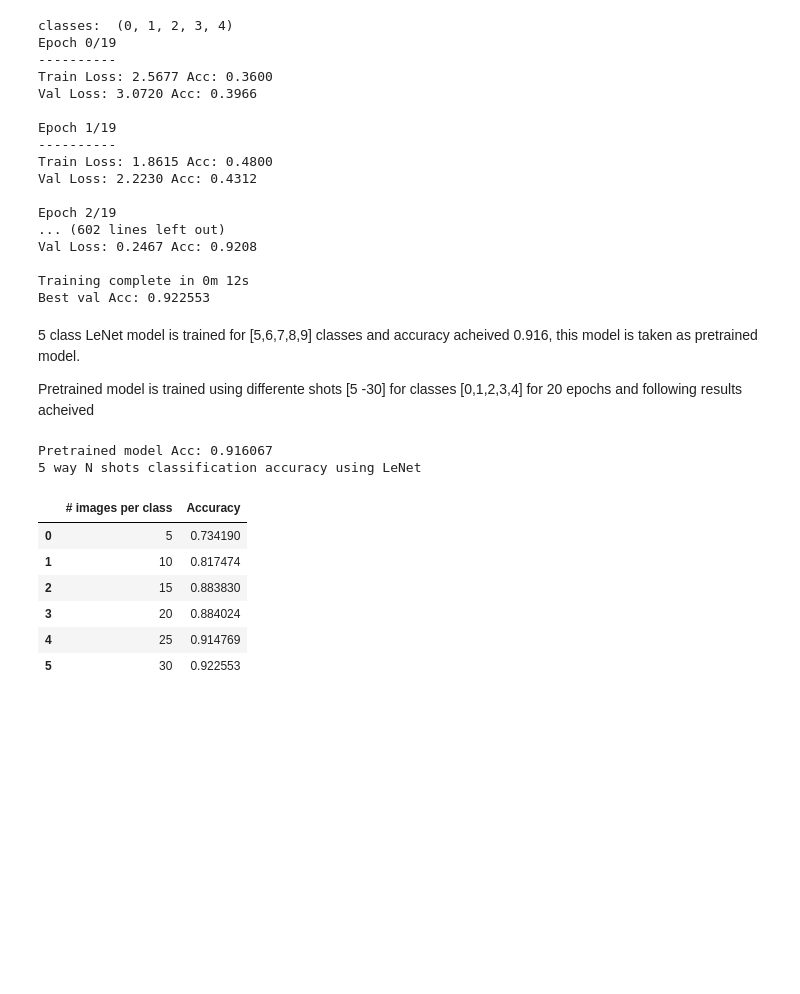
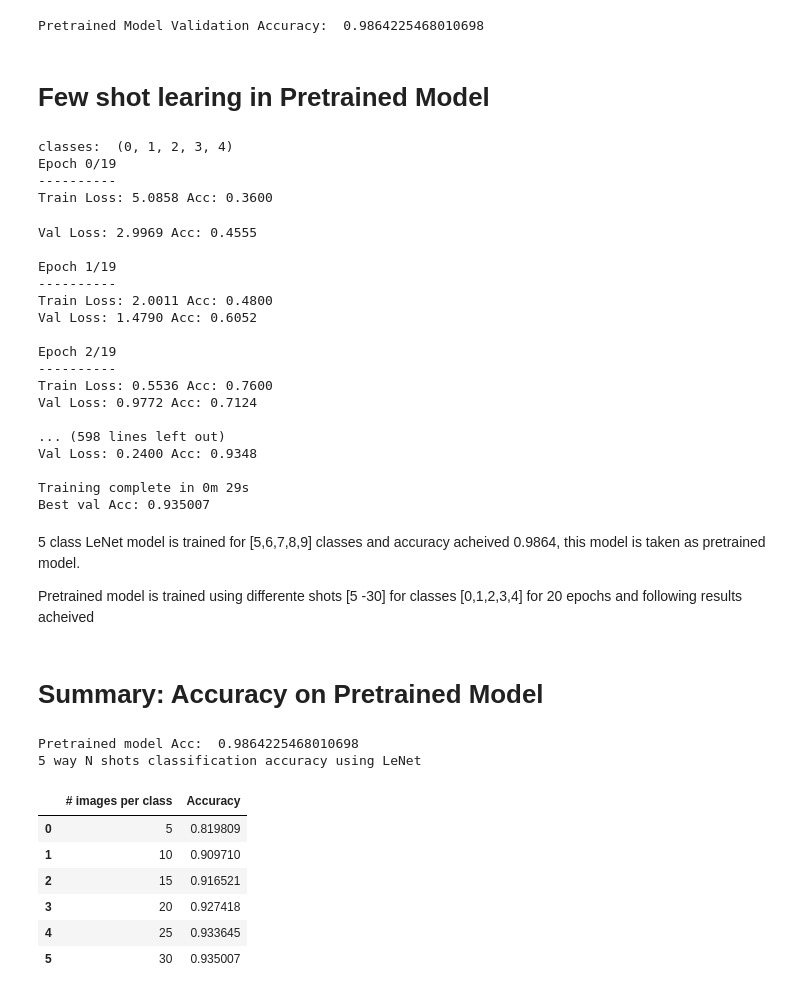
Before and after one commit to tifat58/cross-domain-free-shot-learning, a Jupyter notebook: few_shot_learing.ipynb, the cells around one changed output. Drawn from its saved outputs; the diff is of its cells as text; code cells hidden in the pictures; blank space fills up the shorter version.

```diff
--- a/few_shot_learing.ipynb
+++ b/few_shot_learing.ipynb
@@ -264,12 +341,12 @@ net = LeNet().to(device)
 criterion = nn.CrossEntropyLoss()
 
 # Observe that all parameters are being optimized
-optimizer_ft = optim.SGD(net.parameters(), lr=0.001, momentum=0.9)
+optimizer_ft = optim.Adam(net.parameters(), lr=0.001)
 
 # Decay LR by a factor of 0.1 every 15 epochs
 exp_lr_scheduler = lr_scheduler.StepLR(optimizer_ft, step_size=15, gamma=0.1)
 
 best_net, best_acc = train_model(net, criterion, optimizer_ft, exp_lr_scheduler,
-                       num_epochs=200)
+                       num_epochs=100)
 # %% [output]
 classes:  (5, 6, 7, 8, 9)
@@ -292,11 +373,17 @@ Best val Acc: 0.916067
 # %%
 # Saving the pretrained model
+pretrained_model_acc = best_acc.item()
 torch.save(best_net, 'LeNet_5_class_pretrained_model.tar')
+print("Pretrained Model Validation Accuracy: ", pretrained_model_acc)
+# %% [output]
+Pretrained Model Validation Accuracy:  0.9864225468010698
+# %% [markdown]
+# Few shot learing in Pretrained Model
 # %%
 shot_list = [5, 10, 15, 20, 25, 30] # no of images per class
 n_epochs = 20
-best_net_dict = {}
-best_acc_list = []
+pretrained_best_net_dict = {}
+pretrained_best_acc_list = []
 for shot in shot_list:
 
     mninst_dataset = MNIST_Dataset(root='data/', normal_class=[0,1,2,3,4], shots=shot)
@@ -305,13 +392,13 @@ for shot in shot_list:
     train_size =  len(mninst_dataset.train_set)
     test_size = len(mninst_dataset.test_set)
 
-#     net = LeNet().to(device)
+
 # loading pretrained model
     net = torch.load('LeNet_5_class_pretrained_model.tar')
     criterion = nn.CrossEntropyLoss()
 
     # Observe that all parameters are being optimized
-    optimizer_ft = optim.SGD(net.parameters(), lr=0.001, momentum=0.9)
+    optimizer_ft = optim.Adam(net.parameters(), lr=0.001)
 
     # Decay LR by a factor of 0.1 every 7 epochs
     exp_lr_scheduler = lr_scheduler.StepLR(optimizer_ft, step_size=7, gamma=0.1)
@@ -319,43 +406,49 @@ for shot in shot_list:
     best_net, best_acc = train_model(net, criterion, optimizer_ft, exp_lr_scheduler,
                            num_epochs=n_epochs)
 
-    best_acc_list.append(best_acc.item())
-    best_net_dict.update({shot : best_net})
+    pretrained_best_acc_list.append(best_acc.item())
+    pretrained_best_net_dict.update({shot : best_net})
 # %% [output]
 classes:  (0, 1, 2, 3, 4)
 Epoch 0/19
 ----------
-Train Loss: 2.5677 Acc: 0.3600
-Val Loss: 3.0720 Acc: 0.3966
-
-Epoch 1/19
-----------
-Train Loss: 1.8615 Acc: 0.4800
-Val Loss: 2.2230 Acc: 0.4312
-
-Epoch 2/19
-... (602 lines left out)
-Val Loss: 0.2467 Acc: 0.9208
-
-Training complete in 0m 12s
-Best val Acc: 0.922553
+Train Loss: 5.0858 Acc: 0.3600
+Val Loss: 2.9969 Acc: 0.4555
+
+Epoch 1/19
+----------
+Train Loss: 2.0011 Acc: 0.4800
+Val Loss: 1.4790 Acc: 0.6052
+
+Epoch 2/19
+----------
+Train Loss: 0.5536 Acc: 0.7600
+Val Loss: 0.9772 Acc: 0.7124
+
+... (598 lines left out)
+Val Loss: 0.2400 Acc: 0.9348
+
+Training complete in 0m 29s
+Best val Acc: 0.935007
 # %% [markdown]
-5 class LeNet model is trained for [5,6,7,8,9] classes and accuracy acheived 0.916, this model is taken as pretrained model.
+5 class LeNet model is trained for [5,6,7,8,9] classes and accuracy acheived 0.9864, this model is taken as pretrained model.
 
 Pretrained model is trained using differente shots [5 -30] for classes [0,1,2,3,4] for 20 epochs and following results acheived
+# %% [markdown]
+# Summary: Accuracy on Pretrained Model
 # %%
-print("Pretrained model Acc: 0.916067")
+print("Pretrained model Acc: ", pretrained_model_acc)
 print("5 way N shots classification accuracy using LeNet")
-best_acc_df = pd.DataFrame({'# images per class' : shot_list,
-                            'Accuracy' : best_acc_list})
-best_acc_df
+pretrained_best_acc_df = pd.DataFrame({'# images per class' : shot_list,
+                            'Accuracy' : pretrained_best_acc_list})
+pretrained_best_acc_df
 # %% [output]
-Pretrained model Acc: 0.916067
+Pretrained model Acc:  0.9864225468010698
 5 way N shots classification accuracy using LeNet
 |  | # images per class | Accuracy |
-| 0 | 5 | 0.734190 |
-| 1 | 10 | 0.817474 |
-| 2 | 15 | 0.883830 |
-| 3 | 20 | 0.884024 |
-| 4 | 25 | 0.914769 |
-| 5 | 30 | 0.922553 |
+| 0 | 5 | 0.819809 |
+| 1 | 10 | 0.909710 |
+| 2 | 15 | 0.916521 |
+| 3 | 20 | 0.927418 |
+| 4 | 25 | 0.933645 |
+| 5 | 30 | 0.935007 |
```
Also changed, not shown: parts of 10 cells of this notebook, 1 other file.
